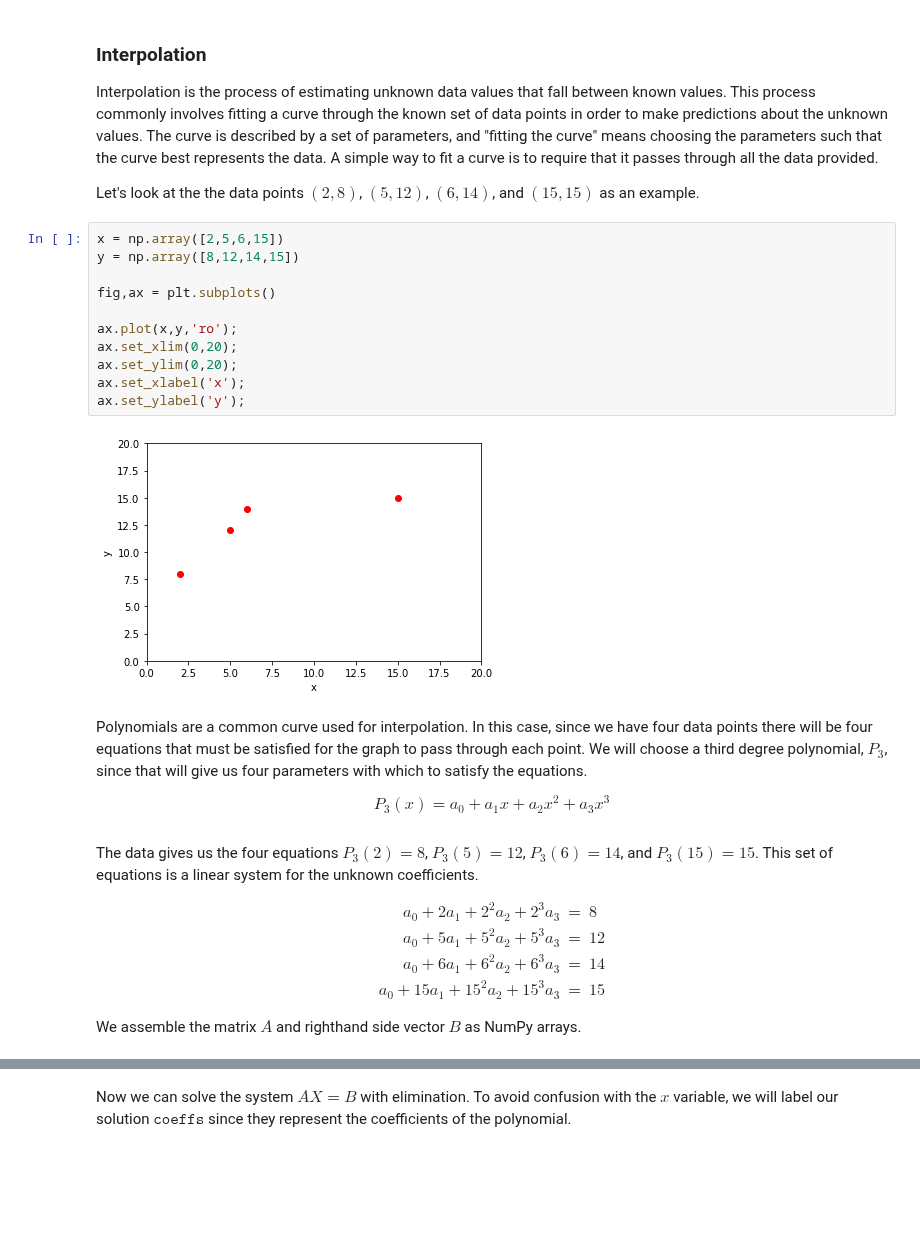
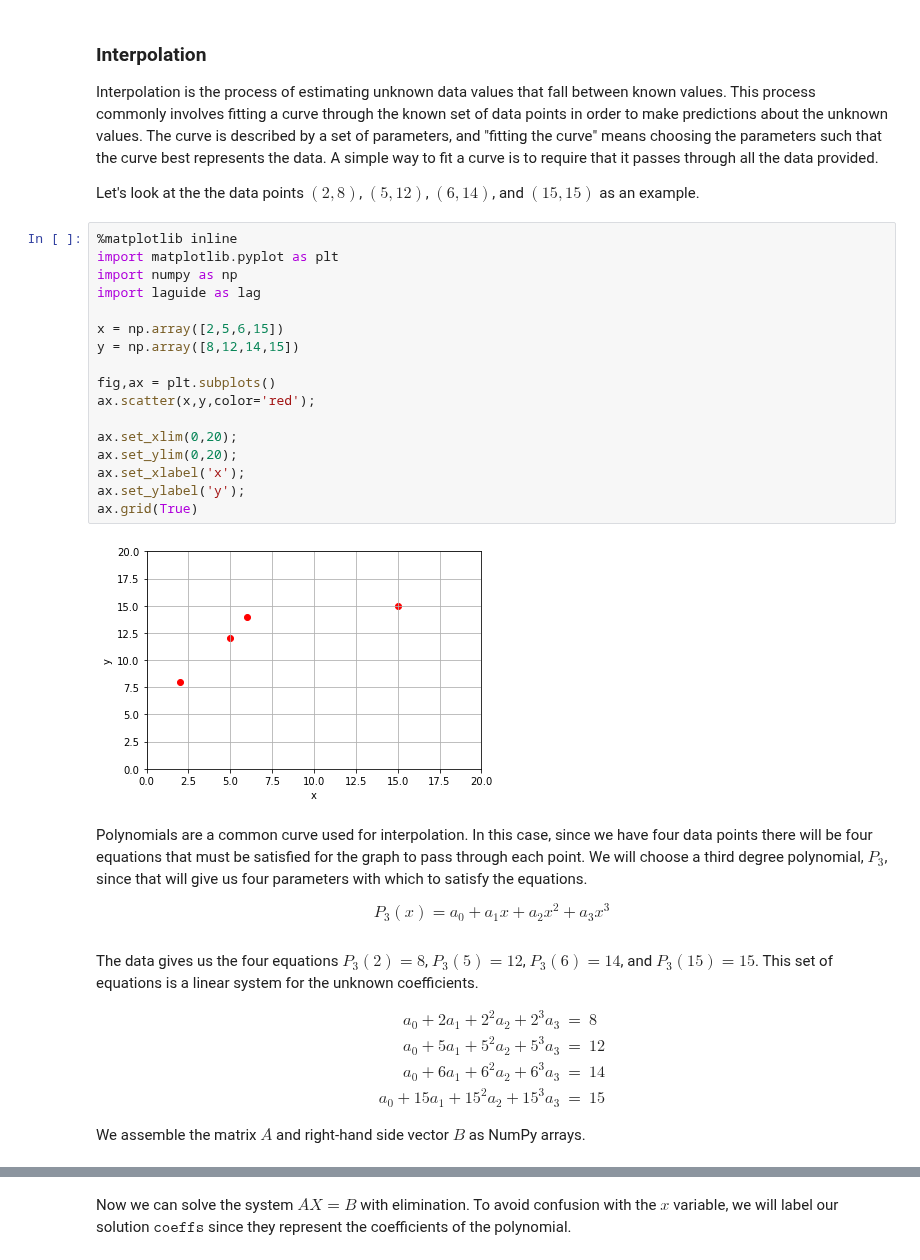
Before and after one commit to bvanderlei/jupyter-guide-to-linear-algebra, a Jupyter notebook: Applications.ipynb, the cells around one changed output, grey strips where cells are left out. Saved outputs shown, nothing was run; the diff lists cells and outputs as text; blank space fills up the shorter version.

```diff
--- a/Applications.ipynb
+++ b/Applications.ipynb
@@ -13,18 +9,24 @@ Interpolation is the process of estimating unknown data values that fall between
 
 Let's look at the the data points $(2,8)$, $(5,12)$, $(6,14)$, and $(15,15)$ as an example.
 # %%
+%matplotlib inline
+import matplotlib.pyplot as plt
+import numpy as np
+import laguide as lag
+
 x = np.array([2,5,6,15])
 y = np.array([8,12,14,15])
 
 fig,ax = plt.subplots()
+ax.scatter(x,y,color='red');
 
-ax.plot(x,y,'ro');
 ax.set_xlim(0,20);
 ax.set_ylim(0,20);
 ax.set_xlabel('x');
 ax.set_ylabel('y');
+ax.grid(True)
 # %% [output]
-[figure, old version]
+[figure, new version]
 # %% [markdown]
 Polynomials are a common curve used for interpolation.  In this case, since we have four data points there will be four equations that must be satisfied for the graph to pass through each point.  We will choose a third degree polynomial, $P_3$, since that will give us four parameters with which to satisfy the equations.
 
@@ -46,7 +48,7 @@ a_0 + 15a_1 + 15^2a_2 + 15^3a_3 & = & 15
 \end{eqnarray*}
 $$
 
-We assemble the matrix $A$ and righthand side vector $B$ as NumPy arrays.
+We assemble the matrix $A$ and right-hand side vector $B$ as NumPy arrays.
 # %%
 A = np.zeros((4,4))
 B = np.zeros((4,1))
```
Also changed, not shown: parts of 10 cells of this notebook.
